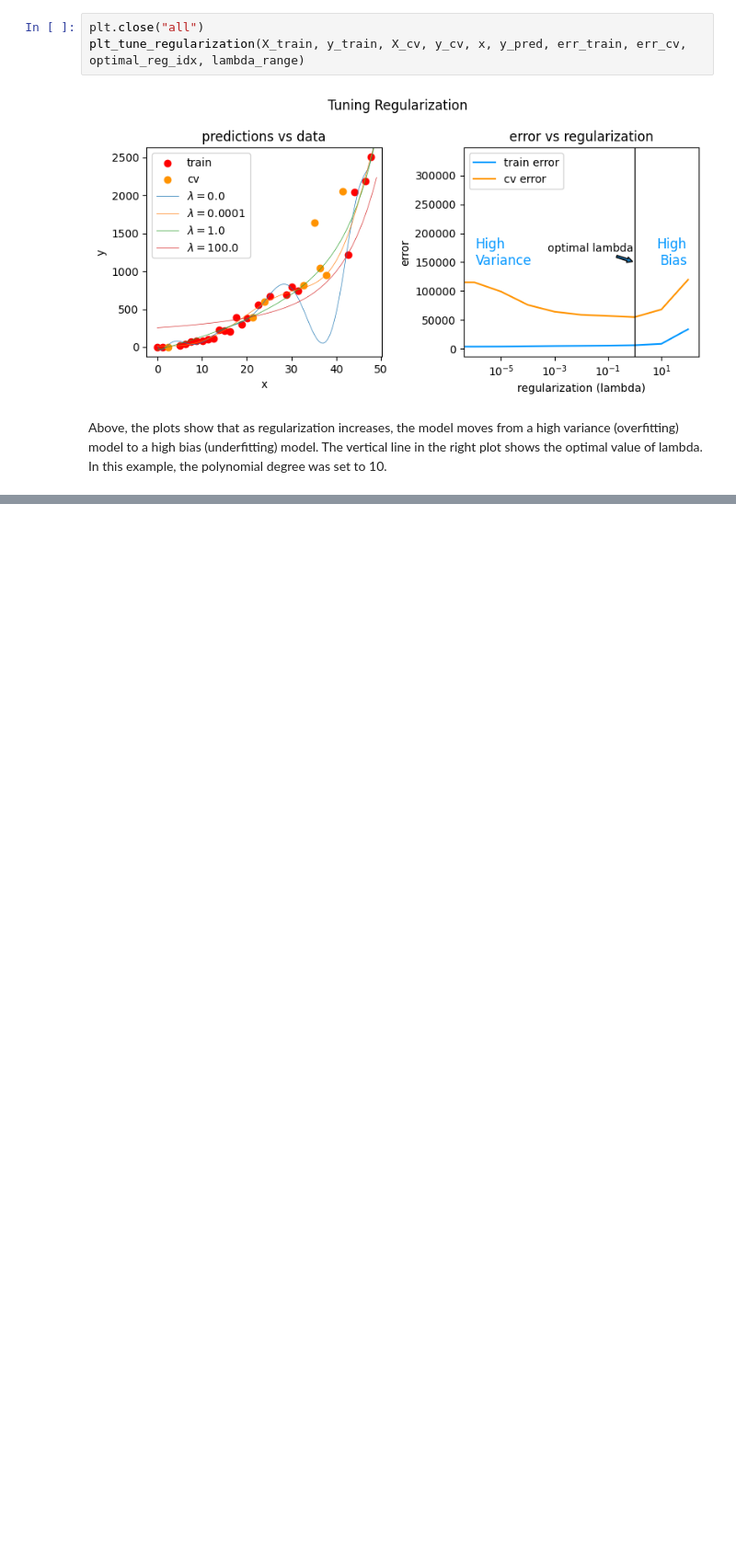
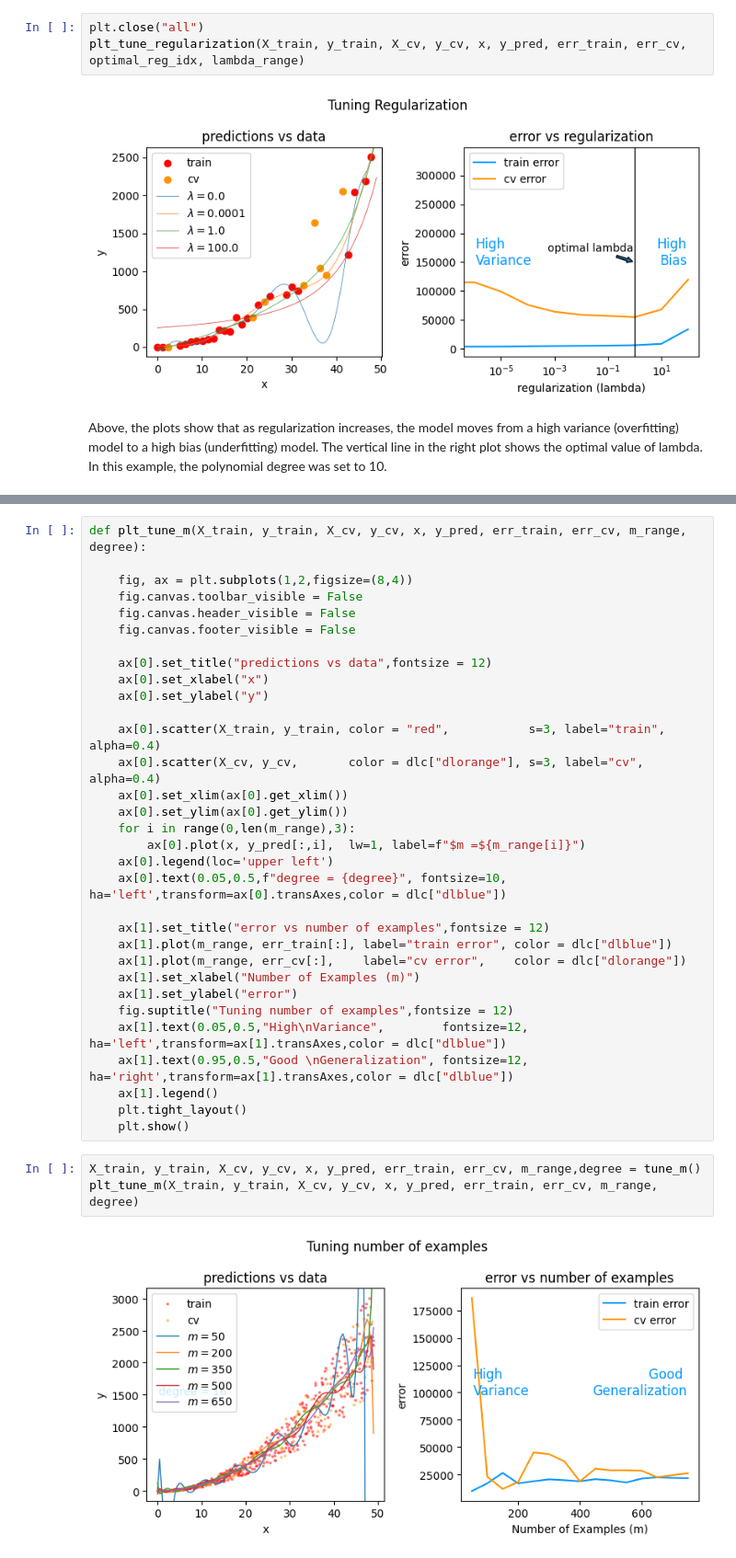
Before and after one commit to CarlosLizamaGarcia/DataScience, a Jupyter notebook: Course2/Advice_for_Applying_Machine_Learning.ipynb, the cells around one changed output, grey strips where cells are left out. Shown: that part at 92% size. Saved outputs shown, nothing was run; the diff lists cells and outputs as text; blank space fills up the shorter version.

```diff
--- a/Course2/Advice_for_Applying_Machine_Learning.ipynb
+++ b/Course2/Advice_for_Applying_Machine_Learning.ipynb
@@ -361,0 +391,37 @@ Above, the plots show that as regularization increases, the model moves from a h
+# %%
+def plt_tune_m(X_train, y_train, X_cv, y_cv, x, y_pred, err_train, err_cv, m_range, degree):
+
+    fig, ax = plt.subplots(1,2,figsize=(8,4))
+    fig.canvas.toolbar_visible = False
+    fig.canvas.header_visible = False
+    fig.canvas.footer_visible = False
+
+    ax[0].set_title("predictions vs data",fontsize = 12)
+    ax[0].set_xlabel("x")
+    ax[0].set_ylabel("y")
+
+    ax[0].scatter(X_train, y_train, color = "red",           s=3, label="train", alpha=0.4)
+    ax[0].scatter(X_cv, y_cv,       color = dlc["dlorange"], s=3, label="cv",    alpha=0.4)
+    ax[0].set_xlim(ax[0].get_xlim())
+    ax[0].set_ylim(ax[0].get_ylim())
+    for i in range(0,len(m_range),3):
+        ax[0].plot(x, y_pred[:,i],  lw=1, label=f"$m =${m_range[i]}")
+    ax[0].legend(loc='upper left')
+    ax[0].text(0.05,0.5,f"degree = {degree}", fontsize=10, ha='left',transform=ax[0].transAxes,color = dlc["dlblue"])
+
+    ax[1].set_title("error vs number of examples",fontsize = 12)
+    ax[1].plot(m_range, err_train[:], label="train error", color = dlc["dlblue"])
+    ax[1].plot(m_range, err_cv[:],    label="cv error",    color = dlc["dlorange"])
+    ax[1].set_xlabel("Number of Examples (m)")
+    ax[1].set_ylabel("error")
+    fig.suptitle("Tuning number of examples",fontsize = 12)
+    ax[1].text(0.05,0.5,"High\nVariance",        fontsize=12, ha='left',transform=ax[1].transAxes,color = dlc["dlblue"])
+    ax[1].text(0.95,0.5,"Good \nGeneralization", fontsize=12, ha='right',transform=ax[1].transAxes,color = dlc["dlblue"])
+    ax[1].legend()
+    plt.tight_layout()
+    plt.show()
+# %%
+X_train, y_train, X_cv, y_cv, x, y_pred, err_train, err_cv, m_range,degree = tune_m()
+plt_tune_m(X_train, y_train, X_cv, y_cv, x, y_pred, err_train, err_cv, m_range, degree)
+# %% [output]
+[figure, added]
```
Also changed, not shown: parts of 2 cells of this notebook.
